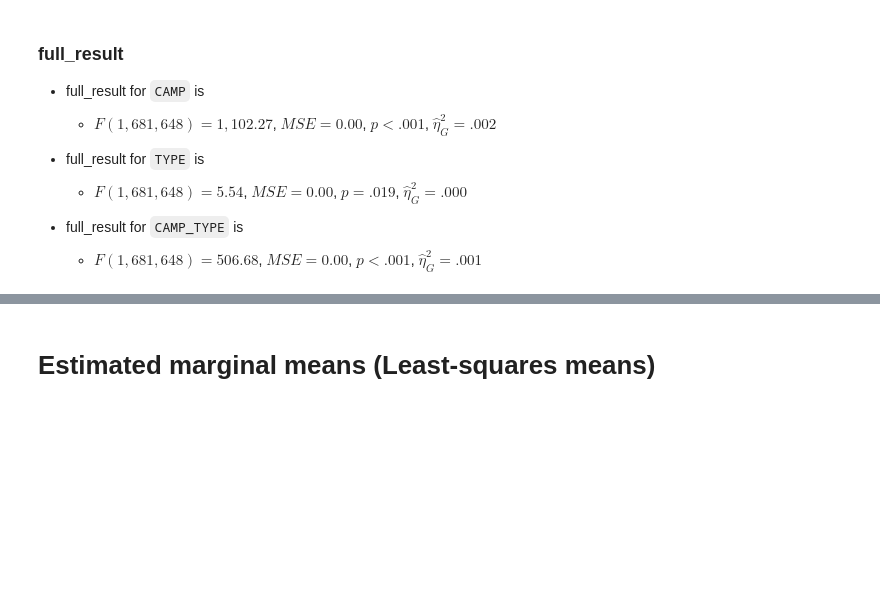
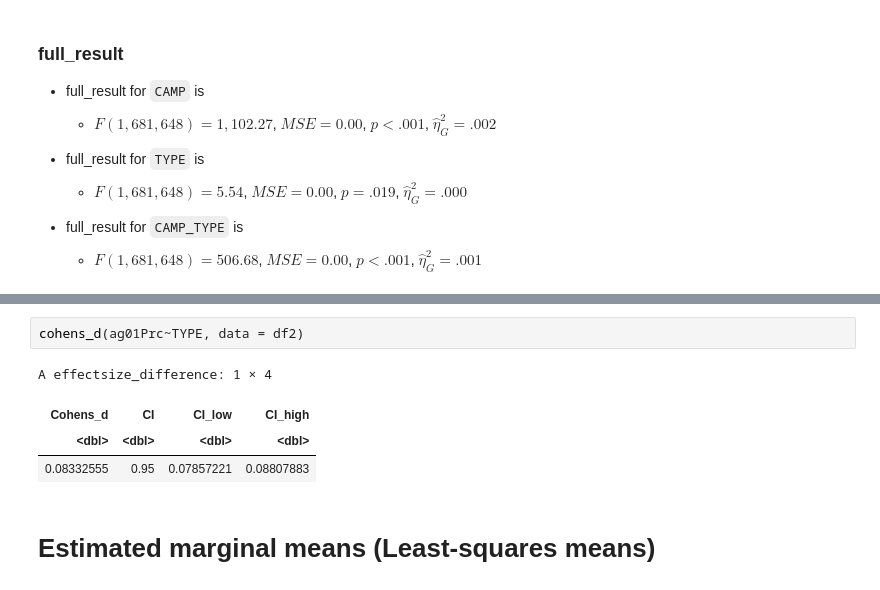
Before and after one commit to deepsensemaking/gdsm, a Jupyter notebook: t1006_output_eR__002_aov_4__unstacked.ipynb, the cells around one changed output, grey strips where cells are left out. Cells and saved outputs as stored; diff of their text form; blank space fills up the shorter version.

```diff
--- a/t1006_output_eR__002_aov_4__unstacked.ipynb
+++ b/t1006_output_eR__002_aov_4__unstacked.ipynb
@@ -481,3 +444,10 @@ display_markdown(apaMd(apa0ag["full_result"]))
+# %%
+cohens_d(ag01Prc~TYPE, data = df2)
+# %% [output]
+A effectsize_difference: 1 × 4
+| Cohens_d | CI | CI_low | CI_high |
+| <dbl> | <dbl> | <dbl> | <dbl> |
+| 0.08332555 | 0.95 | 0.07857221 | 0.08807883 |
 # %% [markdown]
 # Estimated marginal means (Least-squares means)
 # %% [markdown]
```
Also changed, not shown: parts of 28 cells of this notebook.
